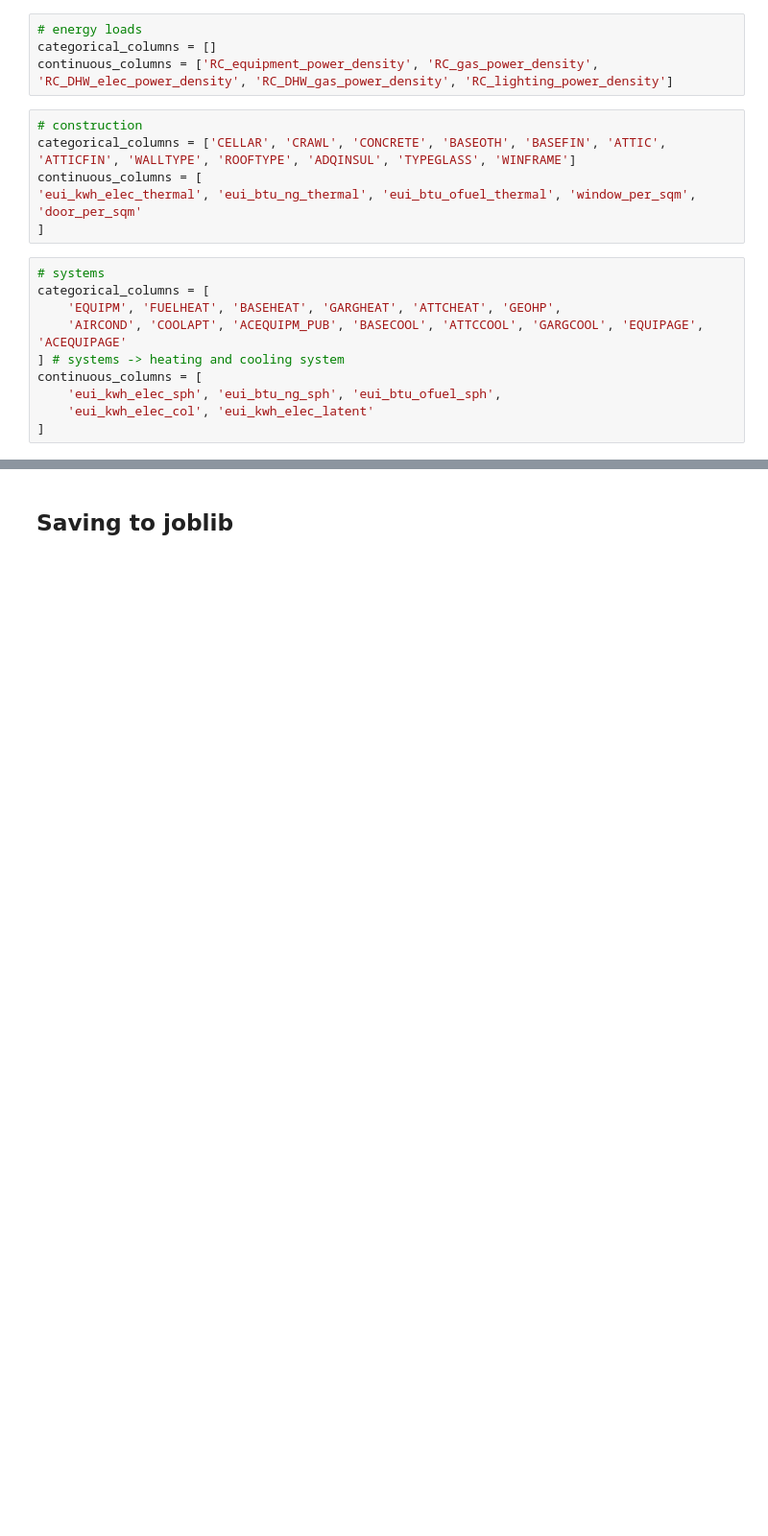
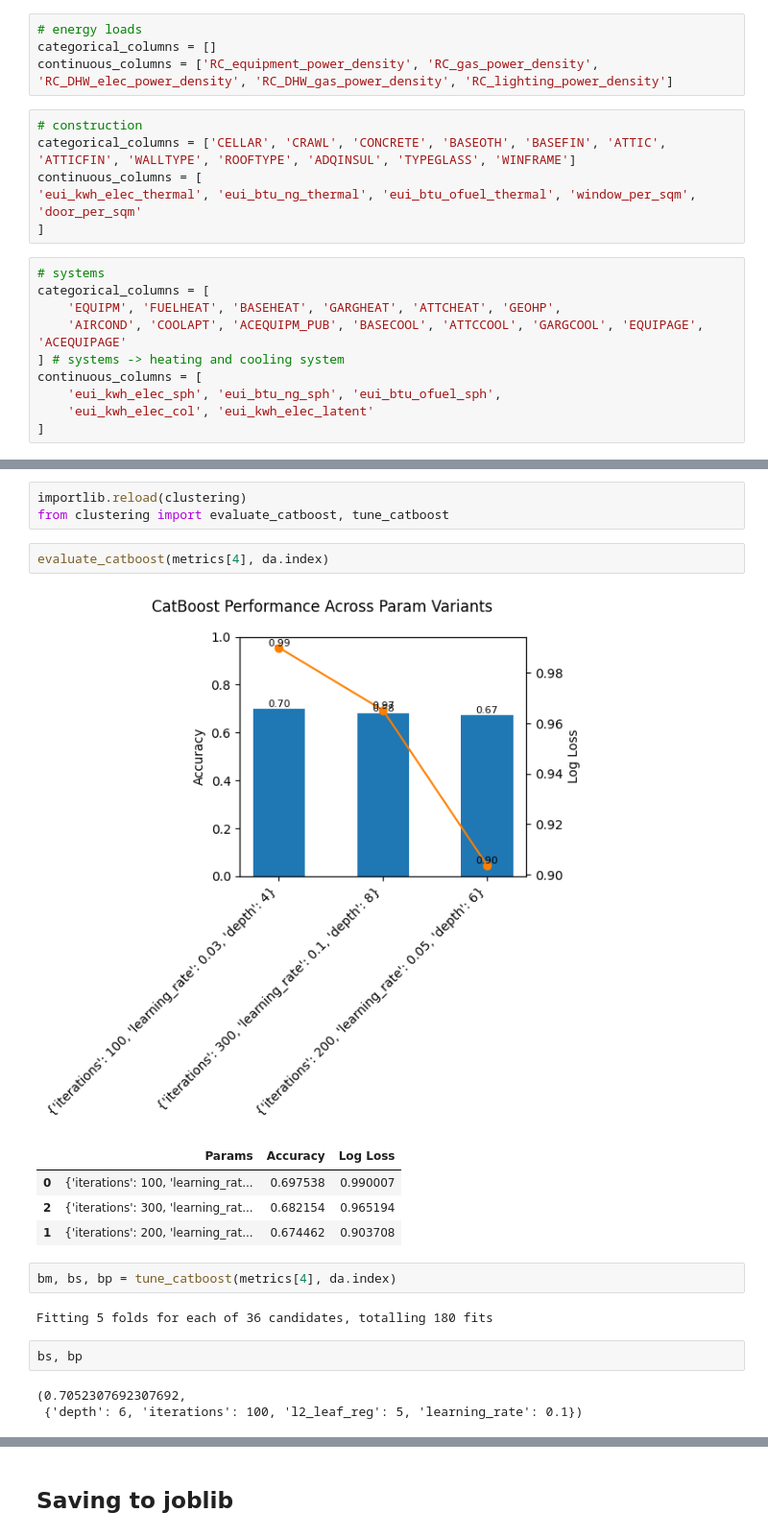
Before and after one commit to Chengxuan-Li/USBuildingArchetypes, a Jupyter notebook: workflow/clustering/250517_fixing.ipynb, the cells around one changed output, grey strips where cells are left out. Shown at 96% size. Drawn from its saved outputs; the diff is of its cells as text; blank space fills up the shorter version.

```diff
--- a/workflow/clustering/250517_fixing.ipynb
+++ b/workflow/clustering/250517_fixing.ipynb
@@ -954,0 +95,20 @@ KeyError: 0
+# %%
+importlib.reload(clustering)
+from clustering import evaluate_catboost, tune_catboost
+# %%
+evaluate_catboost(metrics[4], da.index)
+# %% [output]
+[figure, added]
+|  | Params | Accuracy | Log Loss |
+| 0 | {'iterations': 100, 'learning_rat... | 0.697538 | 0.990007 |
+| 2 | {'iterations': 300, 'learning_rat... | 0.682154 | 0.965194 |
+| 1 | {'iterations': 200, 'learning_rat... | 0.674462 | 0.903708 |
+# %%
+bm, bs, bp = tune_catboost(metrics[4], da.index)
+# %% [output]
+Fitting 5 folds for each of 36 candidates, totalling 180 fits
+# %%
+bs, bp
+# %% [output]
+(0.7052307692307692,
+ {'depth': 6, 'iterations': 100, 'l2_leaf_reg': 5, 'learning_rate': 0.1})
```
Also changed, not shown: parts of 34 cells of this notebook, 4 other files.
